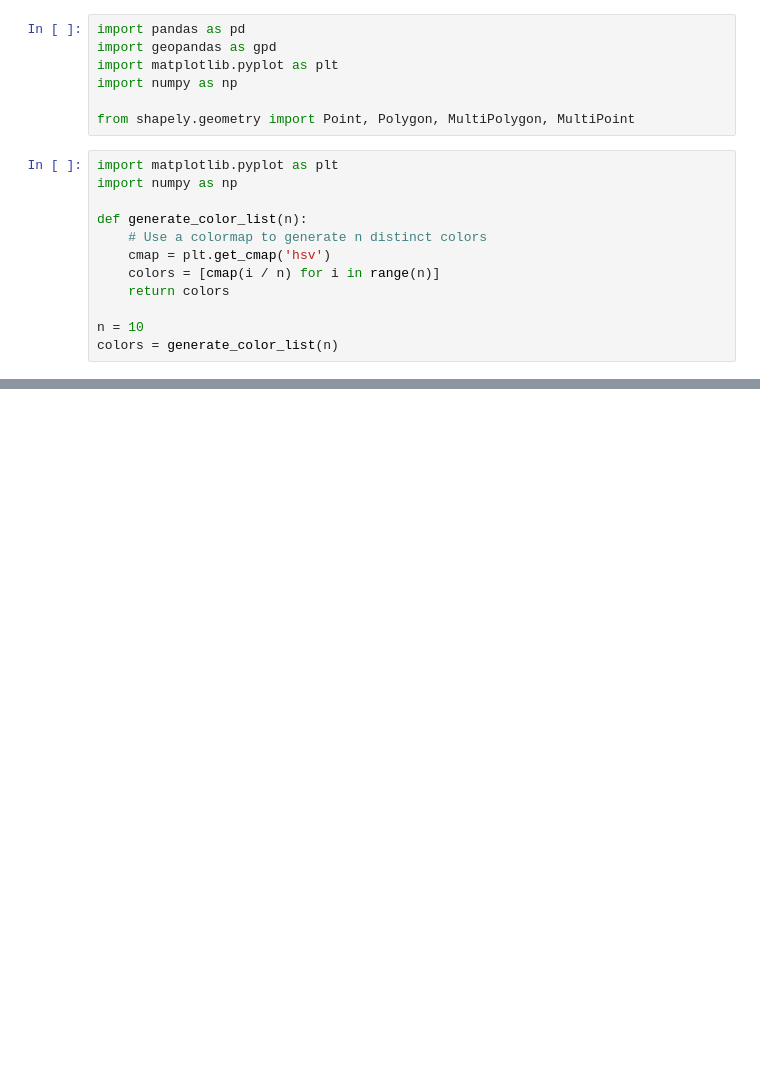
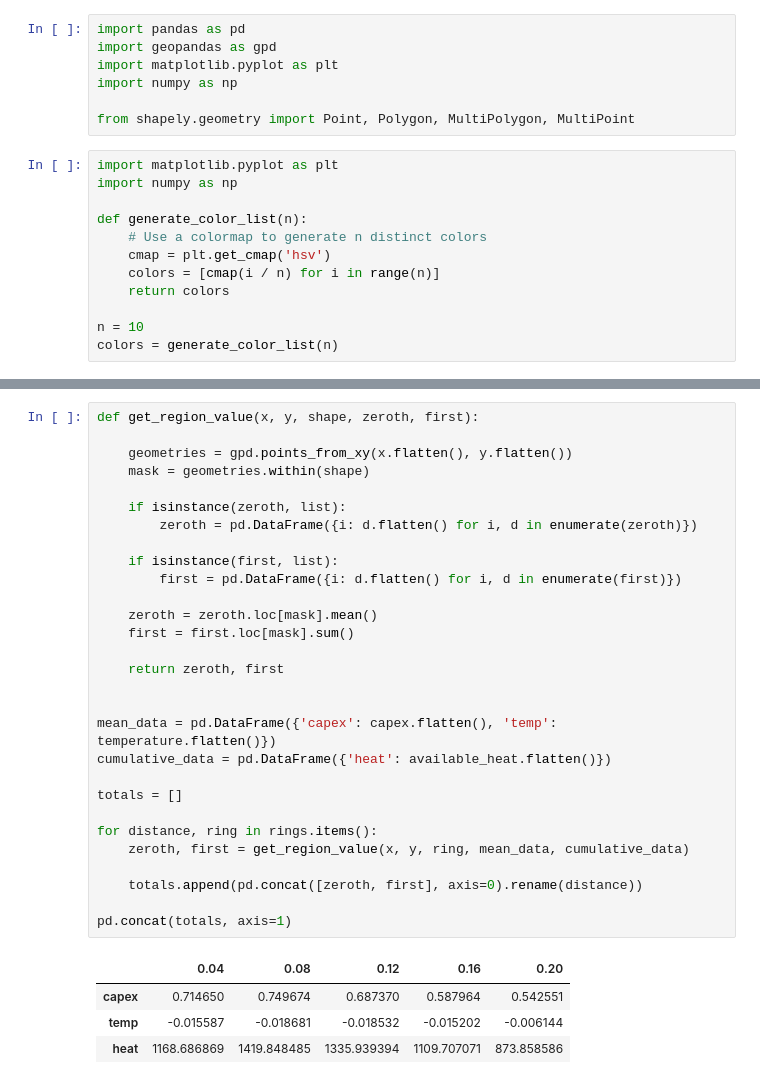
Before and after one commit to LukasFrankenQ/pypsa-earth-sec, a Jupyter notebook: notebooks/spatial.ipynb, the cells around one changed output, grey strips where cells are left out. Saved outputs shown, nothing was run; the diff lists cells and outputs as text; blank space fills up the shorter version.

```diff
--- a/notebooks/spatial.ipynb
+++ b/notebooks/spatial.ipynb
@@ -100,0 +105,34 @@ get_circles(outer, inner3, 3)
+# %%
+def get_region_value(x, y, shape, zeroth, first):
+
+    geometries = gpd.points_from_xy(x.flatten(), y.flatten())
+    mask = geometries.within(shape)
+
+    if isinstance(zeroth, list):
+        zeroth = pd.DataFrame({i: d.flatten() for i, d in enumerate(zeroth)})
+
+    if isinstance(first, list):
+        first = pd.DataFrame({i: d.flatten() for i, d in enumerate(first)})
+
+    zeroth = zeroth.loc[mask].mean()
+    first = first.loc[mask].sum()
+
+    return zeroth, first
+
+
+mean_data = pd.DataFrame({'capex': capex.flatten(), 'temp': temperature.flatten()})
+cumulative_data = pd.DataFrame({'heat': available_heat.flatten()})
+
+totals = []
+
+for distance, ring in rings.items():
+    zeroth, first = get_region_value(x, y, ring, mean_data, cumulative_data)
+
+    totals.append(pd.concat([zeroth, first], axis=0).rename(distance))
+
+pd.concat(totals, axis=1)
+# %% [output]
+|  | 0.04 | 0.08 | 0.12 | 0.16 | 0.20 |
+| capex | 0.714650 | 0.749674 | 0.687370 | 0.587964 | 0.542551 |
+| temp | -0.015587 | -0.018681 | -0.018532 | -0.015202 | -0.006144 |
+| heat | 1168.686869 | 1419.848485 | 1335.939394 | 1109.707071 | 873.858586 |
```
Also changed, not shown: parts of 4 cells of this notebook.
